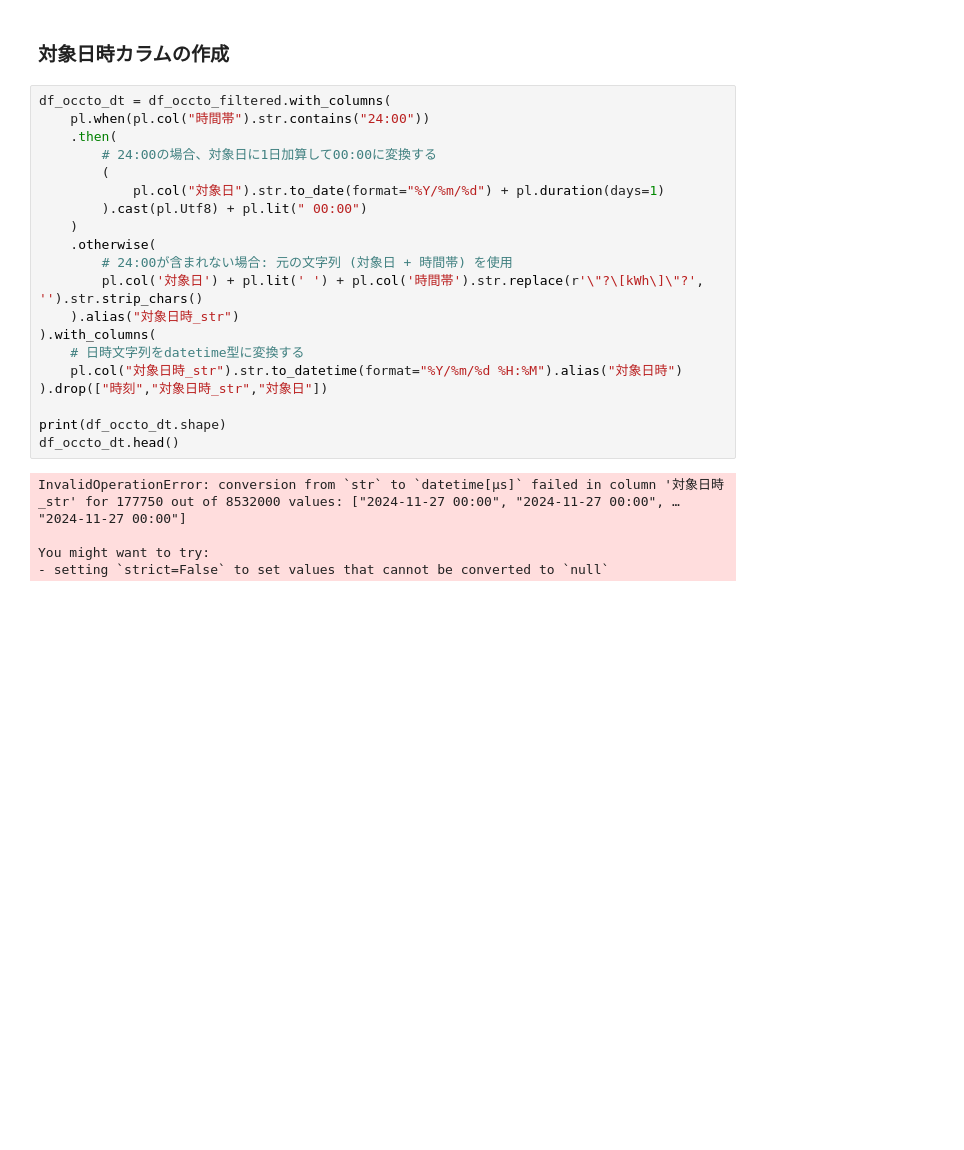
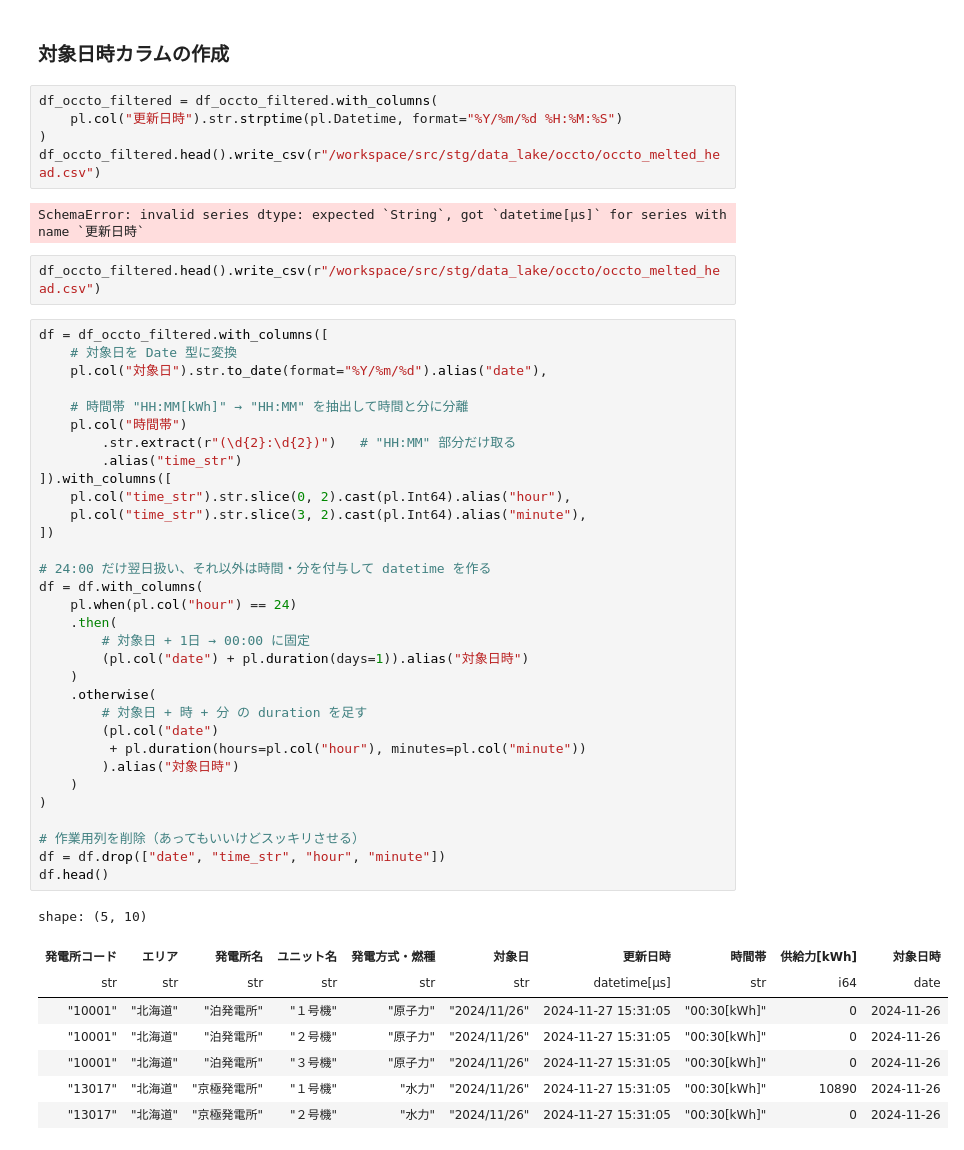
Before and after one commit to KeitaMasui1119/data-lab, a Jupyter notebook: src/stg/Jupyter/jepx_analytics.ipynb, the cells around one changed output. Drawn from its saved outputs; the diff is of its cells as text; blank space fills up the shorter version.

```diff
--- a/src/stg/Jupyter/jepx_analytics.ipynb
+++ b/src/stg/Jupyter/jepx_analytics.ipynb
@@ -106,28 +106,53 @@ shape: (5, 9)
 | "13017" | "北海道" | "京極発電所" | "２号機" | "水力" | "2024/11/26" | "2024/11/27 15:31:05" | "00:30[kWh]" | 0 |
 # %% [markdown]
 ### 対象日時カラムの作成
-# %%
-df_occto_dt = df_occto_filtered.with_columns(
-    pl.when(pl.col("時間帯").str.contains("24:00"))
-    .then(
-        # 24:00の場合、対象日に1日加算して00:00に変換する
-        (
-            pl.col("対象日").str.to_date(format="%Y/%m/%d") + pl.duration(days=1)
-        ).cast(pl.Utf8) + pl.lit(" 00:00")
-    )
-    .otherwise(
-        # 24:00が含まれない場合: 元の文字列 (対象日 + 時間帯) を使用
-        pl.col('対象日') + pl.lit(' ') + pl.col('時間帯').str.replace(r'\"?\[kWh\]\"?', '').str.strip_chars()
-    ).alias("対象日時_str")
-).with_columns(
-    # 日時文字列をdatetime型に変換する
-    pl.col("対象日時_str").str.to_datetime(format="%Y/%m/%d %H:%M").alias("対象日時")
-).drop(["時刻","対象日時_str","対象日"])
-
-print(df_occto_dt.shape)
-df_occto_dt.head()
-# %% [output]
-InvalidOperationError: conversion from `str` to `datetime[μs]` failed in column '対象日時_str' for 177750 out of 8532000 values: ["2024-11-27 00:00", "2024-11-27 00:00", … "2024-11-27 00:00"]
-
-You might want to try:
-- setting `strict=False` to set values that cannot be converted to `null`
+# %%
+df_occto_filtered = df_occto_filtered.with_columns(
+    pl.col("更新日時").str.strptime(pl.Datetime, format="%Y/%m/%d %H:%M:%S")
+)
+df_occto_filtered.head().write_csv(r"/workspace/src/stg/data_lake/occto/occto_melted_head.csv")
+# %% [output]
+SchemaError: invalid series dtype: expected `String`, got `datetime[μs]` for series with name `更新日時`
+# %%
+df_occto_filtered.head().write_csv(r"/workspace/src/stg/data_lake/occto/occto_melted_head.csv")
+# %%
+df = df_occto_filtered.with_columns([
+    # 対象日を Date 型に変換
+    pl.col("対象日").str.to_date(format="%Y/%m/%d").alias("date"),
+
+    # 時間帯 "HH:MM[kWh]" → "HH:MM" を抽出して時間と分に分離
+    pl.col("時間帯")
+        .str.extract(r"(\d{2}:\d{2})")   # "HH:MM" 部分だけ取る
+        .alias("time_str")
+]).with_columns([
+    pl.col("time_str").str.slice(0, 2).cast(pl.Int64).alias("hour"),
+    pl.col("time_str").str.slice(3, 2).cast(pl.Int64).alias("minute"),
+])
+
+# 24:00 だけ翌日扱い、それ以外は時間・分を付与して datetime を作る
+df = df.with_columns(
+    pl.when(pl.col("hour") == 24)
+    .then(
+        # 対象日 + 1日 → 00:00 に固定
+        (pl.col("date") + pl.duration(days=1)).alias("対象日時")
+    )
+    .otherwise(
+        # 対象日 + 時 + 分 の duration を足す
+        (pl.col("date")
+         + pl.duration(hours=pl.col("hour"), minutes=pl.col("minute"))
+        ).alias("対象日時")
+    )
+)
+
+# 作業用列を削除（あってもいいけどスッキリさせる）
+df = df.drop(["date", "time_str", "hour", "minute"])
+df.head()
+# %% [output]
+shape: (5, 10)
+| 発電所コード | エリア | 発電所名 | ユニット名 | 発電方式・燃種 | 対象日 | 更新日時 | 時間帯 | 供給力[kWh] | 対象日時 |
+| str | str | str | str | str | str | datetime[μs] | str | i64 | date |
+| "10001" | "北海道" | "泊発電所" | "１号機" | "原子力" | "2024/11/26" | 2024-11-27 15:31:05 | "00:30[kWh]" | 0 | 2024-11-26 |
+| "10001" | "北海道" | "泊発電所" | "２号機" | "原子力" | "2024/11/26" | 2024-11-27 15:31:05 | "00:30[kWh]" | 0 | 2024-11-26 |
+| "10001" | "北海道" | "泊発電所" | "３号機" | "原子力" | "2024/11/26" | 2024-11-27 15:31:05 | "00:30[kWh]" | 0 | 2024-11-26 |
+| "13017" | "北海道" | "京極発電所" | "１号機" | "水力" | "2024/11/26" | 2024-11-27 15:31:05 | "00:30[kWh]" | 10890 | 2024-11-26 |
+| "13017" | "北海道" | "京極発電所" | "２号機" | "水力" | "2024/11/26" | 2024-11-27 15:31:05 | "00:30[kWh]" | 0 | 2024-11-26 |
```
Also changed, not shown: parts of 2 cells of this notebook.
